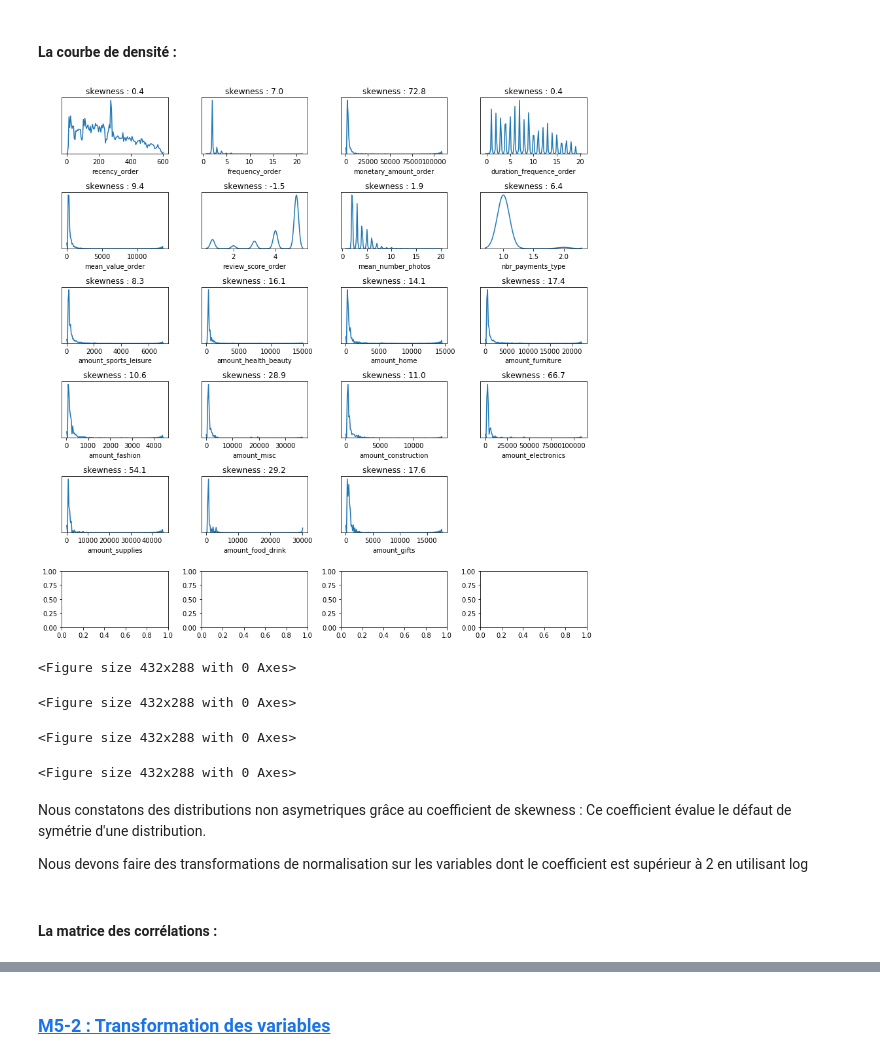
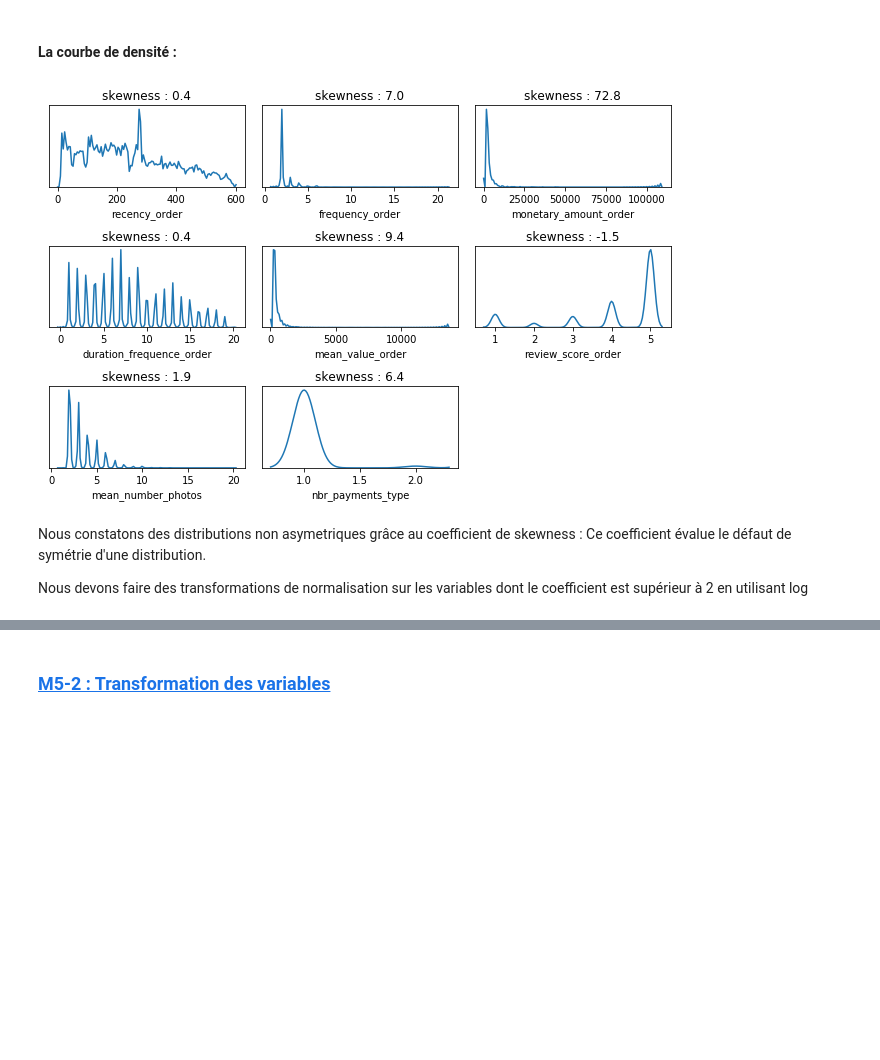
Before and after one commit to leandre12/machinelearning, a Jupyter notebook: POlist_01_analyse_notebook.ipynb, the cells around one changed output, grey strips where cells are left out. Drawn from its saved outputs; the diff is of its cells as text; code cells hidden in the pictures; blank space fills up the shorter version.

```diff
--- a/POlist_01_analyse_notebook.ipynb
+++ b/POlist_01_analyse_notebook.ipynb
@@ -472,5 +700,9 @@ customers_Behaviour = pd.merge(customers_Behaviour, AllDataNbrProductsByCustomer
 # %%
 # calcul de nombre des photos moyen par produit pour un consommateur :
-customers_Behaviour['mean_number_photos'] = abs(customers_Behaviour['sum_product_photos_order'] / customers_Behaviour['nbr_products_customer']).astype(int)
-customers_Behaviour.drop(columns=['sum_product_photos_order','nbr_products_customer'], inplace=True)
+customers_Behaviour['mean_number_photos'] = abs(
+    customers_Behaviour['sum_product_photos_order']
+    /
+    customers_Behaviour['nbr_products_customer']).astype(int)
+customers_Behaviour.drop(columns=['sum_product_photos_order',
+                                  'nbr_products_customer'], inplace=True)
 # %%
@@ -506,9 +721,16 @@ memory usage: 9.0+ MB
 # Ajout des colonnes categories regroupées dans notre Dataframe globale
 product_categories_df = setCategoriesData()
 
-AllData = pd.merge(AllData, product_categories_df, left_on = 'product_category_name_english', right_on = 'category', how = 'inner').drop(columns=['category'])
+AllData =\
+    pd.merge(AllData, product_categories_df,
+             left_on='product_category_name_english',
+             right_on='category', how='inner')\
+    .drop(columns=['category'])
 
-gpCatAmountByCustomer = AllData.groupby(['customer_id','product_category_group'])['Total payment_value_Order'].sum().reset_index(name ='Amount order By CategGroup')
+gpCatAmountByCustomer =\
+    AllData.groupby(['customer_id',
+                     'product_category_group'])['Total payment_value_Order']\
+    .sum().reset_index(name='Amount order By CategGroup')
 # Liste de groupe des categories :
 gpCatAmountByCustomer.product_category_group.unique()
 # %% [output]
@@ -619,37 +962,31 @@ Index(['customer_id', 'customer_unique_id', 'customer_city', 'customer_state',
 # %% [markdown]
 #### La courbe de densité :
 # %%
-# Afficher la densité pour chaque variable quantitative, avec le coefficient skewness
-lines=6
-cols=4
+# Afficher la densité pour chaque variable quantitative,
+# avec le coefficient skewness
+lines = 3
+cols = 3
 df = customers_Final_Behaviour.select_dtypes(include='number').copy()
-fig, ax = plt.subplots(lines, cols, figsize=(min(15,cols*3),lines*2))
-listVarDensite = ['recency_order', 'frequency_order', 'monetary_amount_order',
-       'duration_frequence_order', 'mean_value_order', 'review_score_order',
-       'mean_number_photos', 'nbr_payments_type',
-       'amount_sports_leisure', 'amount_health_beauty', 'amount_home',
-       'amount_furniture', 'amount_fashion', 'amount_misc',
-       'amount_construction', 'amount_electronics', 'amount_supplies',
-       'amount_food_drink', 'amount_gifts']
+fig, ax = plt.subplots(lines, cols, figsize=(min(20, cols*3), lines*2))
+listVarDensite = ['recency_order', 'frequency_order',
+                  'monetary_amount_order',
+                  'duration_frequence_order', 'mean_value_order',
+                  'review_score_order', 'mean_number_photos',
+                  'nbr_payments_type']
 
-for i,val in enumerate(listVarDensite):
-    bp = sns.distplot(df[val], hist=False, ax=ax[i//cols, i%cols], kde_kws={'bw': 0.1})
-    bp.set_title("skewness : "+str(round(df[val].skew(),1)), fontsize=12)
+for i, val in enumerate(listVarDensite):
+    bp = sns.distplot(df[val], hist=False, ax=ax[i//cols, i % cols],
+                      kde_kws={'bw': 0.1})
+    bp.set_title("skewness : "+str(round(df[val].skew(), 1)), fontsize=12)
     bp.set_yticks([])
     imax = i
-for i in range(imax+1,lines*cols):
-    ax[i//cols, i%cols].axis('off')
+for i in range(imax + 1, lines * cols):
+    ax[i // cols, i % cols].axis('off')
     plt.tight_layout()
     plt.show()
 # %% [output]
-[figure, old version]
+[figure, new version]
-<Figure size 432x288 with 0 Axes>
-<Figure size 432x288 with 0 Axes>
-<Figure size 432x288 with 0 Axes>
-<Figure size 432x288 with 0 Axes>
 # %% [markdown]
 Nous constatons des distributions non asymetriques grâce au coefficient de skewness : Ce coefficient évalue le défaut de symétrie d'une distribution.
 
 Nous devons faire des transformations de normalisation sur les variables dont le coefficient est supérieur à 2 en utilisant log
-# %% [markdown]
-#### La matrice des corrélations :
```
Also changed, not shown: parts of 68 cells of this notebook, 7 other files.
